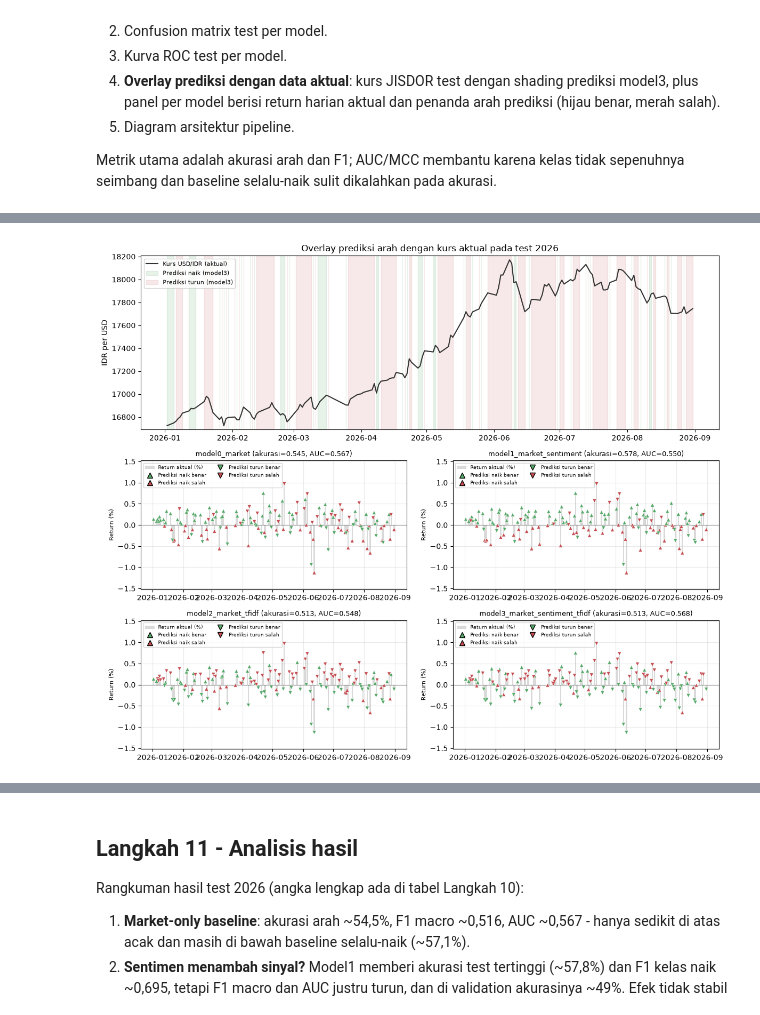
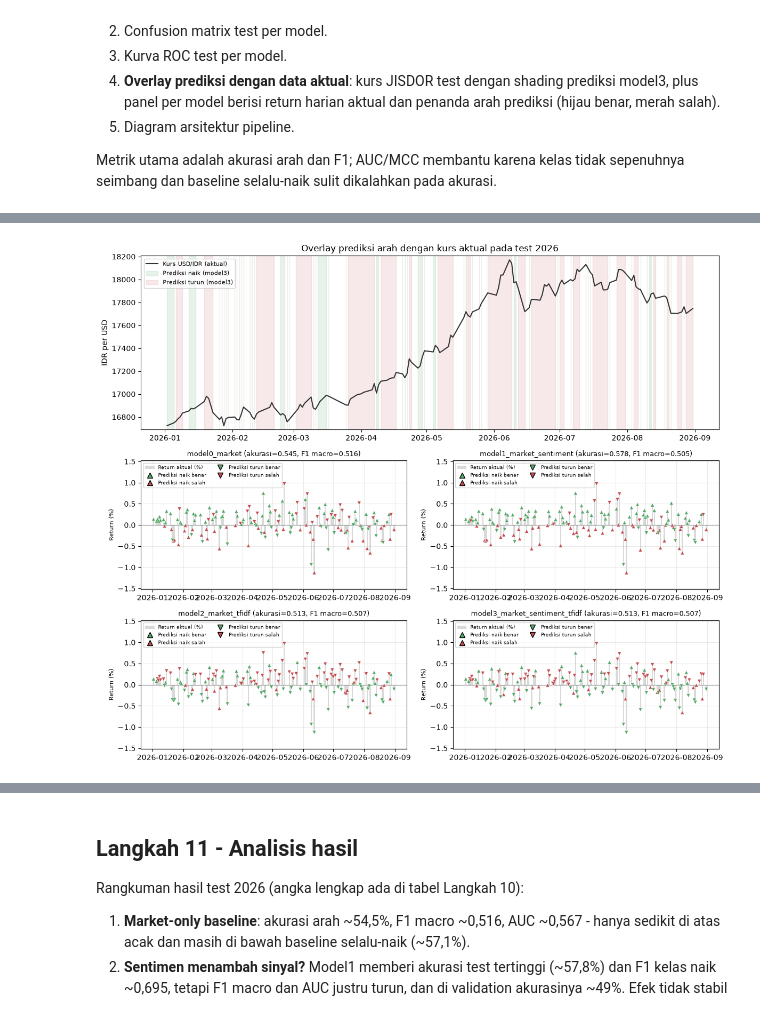
Before and after one commit to Exuvialist/NLP-Project, a Jupyter notebook: notebook/03_pipeline_lengkap.ipynb, the cells around one changed output, grey strips where cells are left out. Drawn from its saved outputs; the diff is of its cells as text; code cells hidden in the pictures.

```diff
--- a/notebook/03_pipeline_lengkap.ipynb
+++ b/notebook/03_pipeline_lengkap.ipynb
@@ -780,8 +780,11 @@ for name, predictions in [("validation 2025", predictions_validation), ("test 20
     summary = pd.DataFrame(
         [{"model": model, "n": len(group), **compute_metrics(group["y_true"], group["y_pred"], group["y_proba"])} for model, group in predictions.groupby("model", sort=False)]
     )
-    print(f"--- ringkasan metrik {name} ---")
-    print(summary.round(4).to_string(index=False))
+    # Baseline naif tetap dihitung dan tersimpan di CSV prediksi, tetapi
+    # tidak ditampilkan di tabel ringkasan agar fokus pada model0-model3.
+    summary_models = summary[summary["model"].str.startswith("model")]
+    print(f"--- ringkasan metrik {name} (model0-model3) ---")
+    print(summary_models.round(4).to_string(index=False))
 # %% [output]
 prediksi tersimpan -> predictions_validation.csv dan predictions_test.csv
 jumlah baris: validation 1422 | test 924
@@ -946,34 +941,34 @@ def plot_predictions_vs_actual(predictions_test):
     direction_axes = [fig.add_subplot(grid[row, col]) for row, col in [(1, 0), (1, 1), (2, 0), (2, 1)]]
     legend_handles = [
         Patch(facecolor="#d9d9d9", label="Return aktual (%)"),
         Line2D([], [], marker="^", color="none", markerfacecolor="#55a868", markersize=7, label="Prediksi naik benar"),
         Line2D([], [], marker="^", color="none", markerfacecolor="#c44e52", markersize=7, label="Prediksi naik salah"),
         Line2D([], [], marker="v", color="none", markerfacecolor="#55a868", markersize=7, label="Prediksi turun benar"),
         Line2D([], [], marker="v", color="none", markerfacecolor="#c44e52", markersize=7, label="Prediksi turun salah"),
     ]
     for ax, model_name in zip(direction_axes, model_names):
         group = predictions[predictions["model"] == model_name].sort_values("trading_date")
         group = group.merge(daily_with_return[["trading_date", "next_return"]], on="trading_date", how="left")
         returns = group["next_return"].to_numpy() * 100.0
         correct = (group["y_true"] == group["y_pred"]).to_numpy()
         ax.bar(group["trading_date"], returns, width=1.2, color="#d9d9d9", label="Return aktual (%)")
         ax.axhline(0, color="#777777", linewidth=0.8)
         for marker, mask in [("^", group["y_pred"].to_numpy() == 1), ("v", group["y_pred"].to_numpy() == 0)]:
             ax.scatter(group.loc[mask, "trading_date"], returns[mask], marker=marker, s=26, c=np.where(correct[mask], "#55a868", "#c44e52"), edgecolors="white", linewidths=0.4, zorder=3)
         accuracy = accuracy_score(group["y_true"], group["y_pred"])
-        auc_value = roc_auc_score(group["y_true"], group["y_proba"])
+        f1_macro = f1_score(group["y_true"], group["y_pred"], average="macro", zero_division=0)
         limit = max(float(np.nanmax(np.abs(returns))) * 1.35, 0.5)
         ax.set_ylim(-limit, limit)
         ax.set_ylabel("Return (%)", fontsize=8)
-        ax.set_title(f"{model_name} (akurasi={accuracy:.3f}, AUC={auc_value:.3f})", fontsize=9)
+        ax.set_title(f"{model_name} (akurasi={accuracy:.3f}, F1 macro={f1_macro:.3f})", fontsize=9)
         ax.grid(alpha=0.25)
         ax.legend(handles=legend_handles, fontsize=6.3, loc="upper left", ncol=2)
     fig.tight_layout()
     fig.savefig(FIGURES_DIR / "prediksi_vs_aktual_test.png", dpi=150)
     plt.show()
 
 
 plot_predictions_vs_actual(predictions_test)
 # %% [output]
-[figure, old version]
+[figure, new version]
 # %%
```
Also changed, not shown: parts of 4 cells of this notebook, 6 other files.
